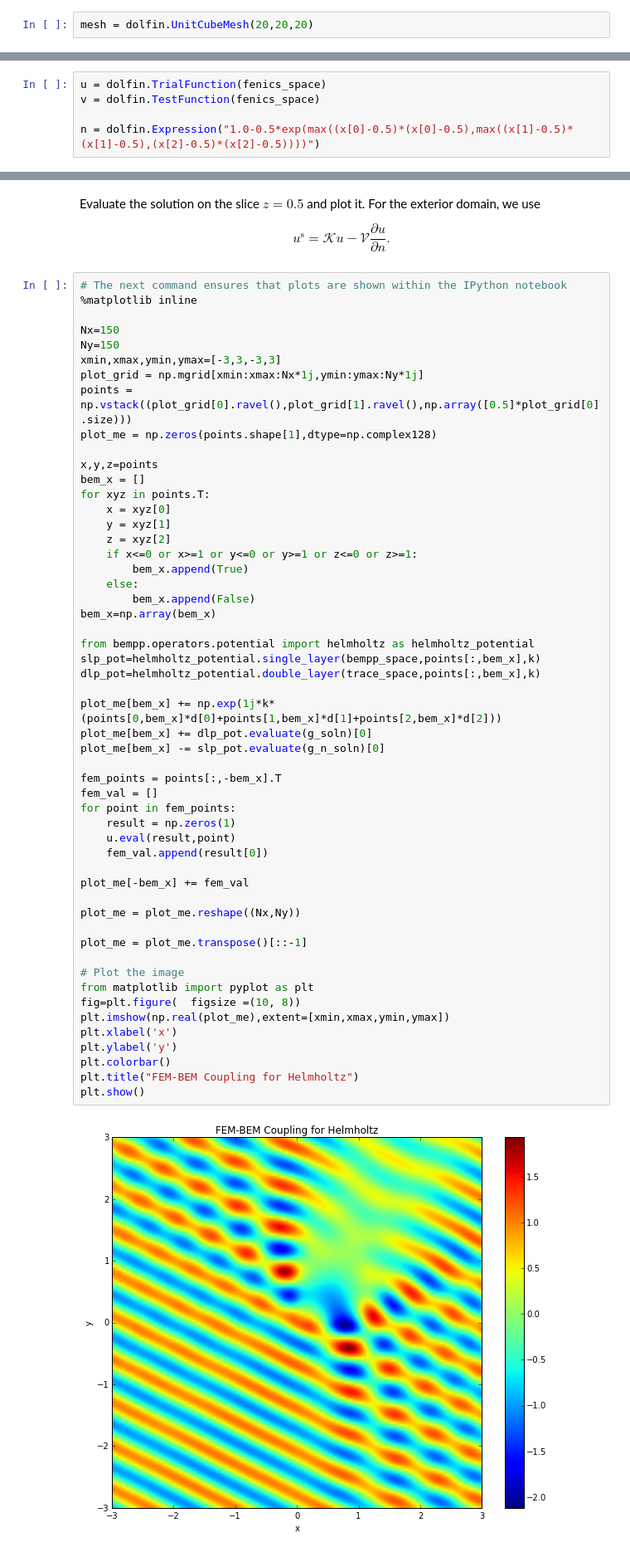
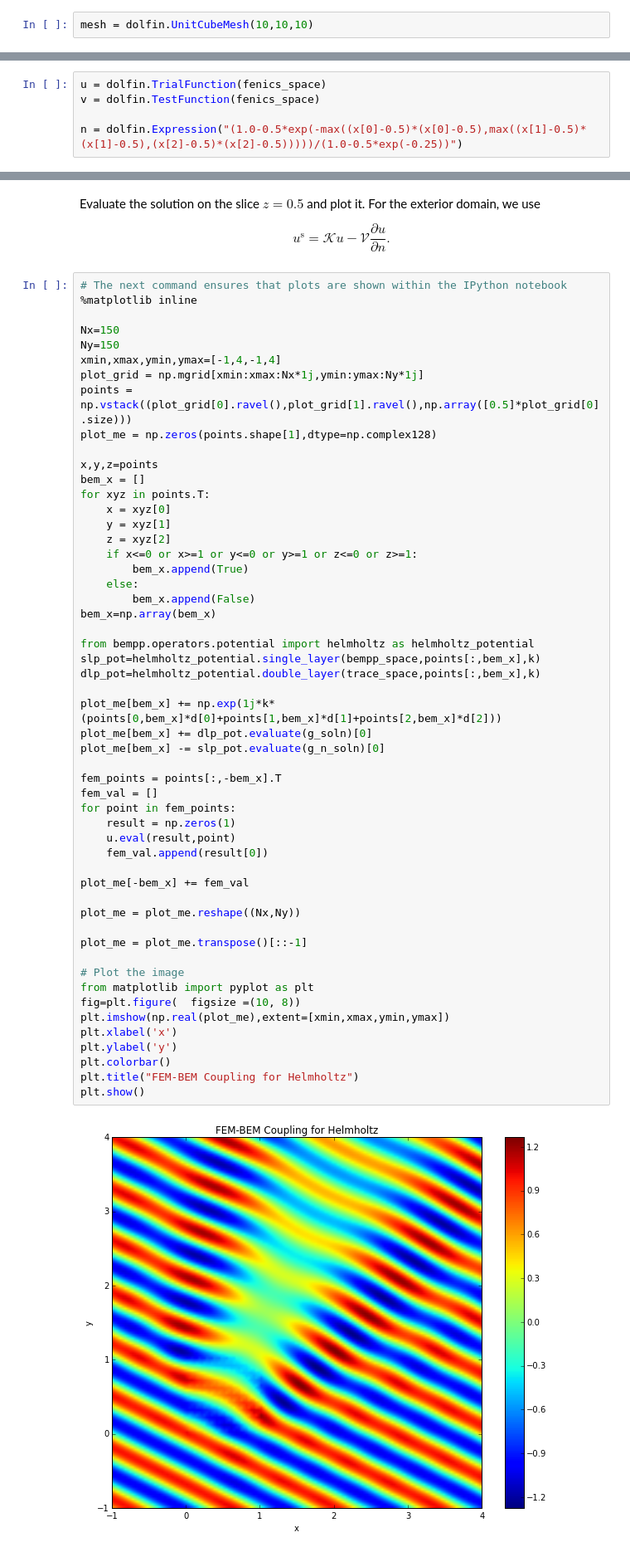
Before and after one commit to bempp/bempp-legacy, a Jupyter notebook: examples/python/helmholtz_fem_bem_coupling.ipynb, the cells around one changed output, grey strips where cells are left out. Shown: that part at 83% size. Cells and saved outputs as stored; diff of their text form.

```diff
--- a/examples/python/helmholtz_fem_bem_coupling.ipynb
+++ b/examples/python/helmholtz_fem_bem_coupling.ipynb
@@ -134,7 +134,7 @@ A mesh could be created from a file changing this line to
 
     mesh = dolfin.Mesh('/path/to/file.xml')
 # %%
-mesh = dolfin.UnitCubeMesh(20,20,20)
+mesh = dolfin.UnitCubeMesh(10,10,10)
 # %% [markdown]
 Make the FEniCS and BEM++ function spaces.
 
@@ -158,7 +158,7 @@ Create the FEniCS function spaces and the function n.
 u = dolfin.TrialFunction(fenics_space)
 v = dolfin.TestFunction(fenics_space)
 
-n = dolfin.Expression("1.0-0.5*exp(max((x[0]-0.5)*(x[0]-0.5),max((x[1]-0.5)*(x[1]-0.5),(x[2]-0.5)*(x[2]-0.5))))")
+n = dolfin.Expression("(1.0-0.5*exp(-max((x[0]-0.5)*(x[0]-0.5),max((x[1]-0.5)*(x[1]-0.5),(x[2]-0.5)*(x[2]-0.5)))))/(1.0-0.5*exp(-0.25))")
 # %% [markdown]
 Make the vector on the right hand side of the formulation.
 # %%
@@ -241,7 +241,7 @@ $$
 
 Nx=150
 Ny=150
-xmin,xmax,ymin,ymax=[-3,3,-3,3]
+xmin,xmax,ymin,ymax=[-1,4,-1,4]
 plot_grid = np.mgrid[xmin:xmax:Nx*1j,ymin:ymax:Ny*1j]
 points = np.vstack((plot_grid[0].ravel(),plot_grid[1].ravel(),np.array([0.5]*plot_grid[0].size)))
 plot_me = np.zeros(points.shape[1],dtype=np.complex128)
@@ -262,31 +262,31 @@ from bempp.operators.potential import helmholtz as helmholtz_potential
 slp_pot=helmholtz_potential.single_layer(bempp_space,points[:,bem_x],k)
 dlp_pot=helmholtz_potential.double_layer(trace_space,points[:,bem_x],k)
 
 plot_me[bem_x] += np.exp(1j*k*(points[0,bem_x]*d[0]+points[1,bem_x]*d[1]+points[2,bem_x]*d[2]))
 plot_me[bem_x] += dlp_pot.evaluate(g_soln)[0]
 plot_me[bem_x] -= slp_pot.evaluate(g_n_soln)[0]
 
 fem_points = points[:,-bem_x].T
 fem_val = []
 for point in fem_points:
     result = np.zeros(1)
     u.eval(result,point)
     fem_val.append(result[0])
 
 plot_me[-bem_x] += fem_val
 
 plot_me = plot_me.reshape((Nx,Ny))
 
 plot_me = plot_me.transpose()[::-1]
 
 # Plot the image
 from matplotlib import pyplot as plt
 fig=plt.figure(  figsize =(10, 8))
 plt.imshow(np.real(plot_me),extent=[xmin,xmax,ymin,ymax])
 plt.xlabel('x')
 plt.ylabel('y')
 plt.colorbar()
 plt.title("FEM-BEM Coupling for Helmholtz")
 plt.show()
 # %% [output]
-[figure, old version]
+[figure, new version]
```
Also changed, not shown: parts of 2 cells of this notebook.
